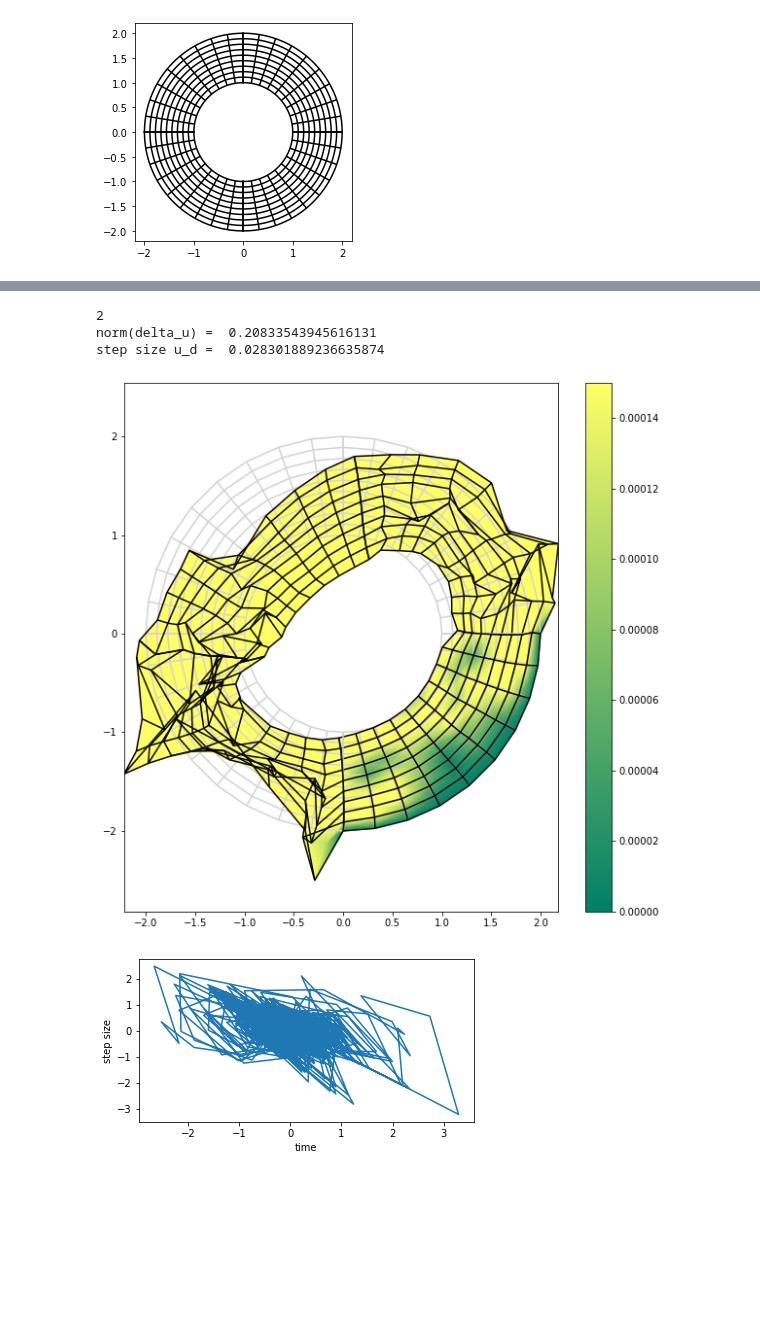
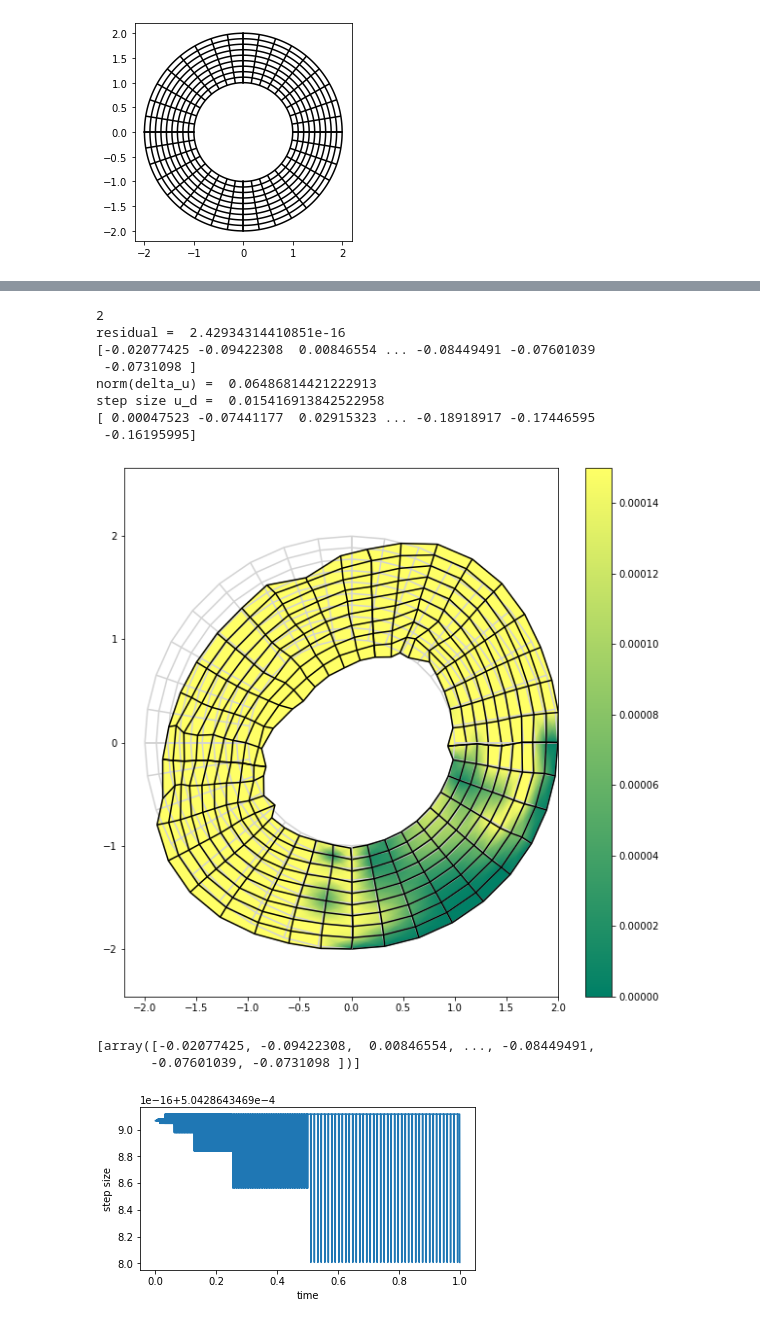
Before and after one commit to mh-0456/pyiga, a Jupyter notebook: notebooks/multipatch-annulus-primal_vector-valued.ipynb, the cells around one changed output, grey strips where cells are left out. Cells and saved outputs as stored; diff of their text form; code cells hidden in the pictures; blank space fills up the shorter version.

```diff
--- a/notebooks/multipatch-annulus-primal_vector-valued.ipynb
+++ b/notebooks/multipatch-annulus-primal_vector-valued.ipynb
@@ -19,6 +21,6 @@ Populating the interactive namespace from numpy and matplotlib
 # %%
 p = 3   # spline degree
-n_el = (50,10)   # number of elements in y/x direction, isotropic material
+n_el = (15,3)   # number of elements in y/x direction, isotropic material
 # displacement space: degree p,   continuity p-1
 kvs_u = tuple(bspline.make_knots(p, 0.0, 1.0, n, mult=2) for n in n_el) # or : mult=2
 m_u = tuple(kv.numdofs for kv in kvs_u)
@@ -258,6 +270,6 @@ get_defplot(u, p, patches_u, kvs_u)
 # %%
 # solve linearized variational problem
-epsilon= 1e-4
+epsilon= 1e-2
 count= 1
 stepsize_du1 = 1
 
@@ -267,19 +279,21 @@ timesteps = []
 while True:
     count+=1
     print(count)
-
     # Assemble matrices and rhs in every iteration step
     A, b= ass_nonlinsystem(u)
 
     LS = assemble.RestrictedLinearSystem(A, b, bc) # solve linearized system
     u_d = solvers.make_solver(LS.A).dot(LS.b)
+    r= np.linalg.norm(LS.A.dot(u_d) - LS.b)
+    print('residual = ', r)
     u_d = LS.complete(u_d)
-    time_steps = [LS.restrict(u_d)]
+    print(u_d)
+    #time_steps = LS.restrict(u_d)
 
     #update
     u += u_d
 
-    timesteps.append(time_steps)
+    timesteps.append(u_d)
 
     normed_du = np.linalg.norm(u_d)/np.sqrt(len(u_d))
     stepsize_du = abs(normed_du0-normed_du)
@@ -299,24 +313,37 @@ while True:
     stepsize_du1 = stepsize_du
 
 # print deformation plot
-get_defplot(u, p, patches_u, kvs_u)
-#print(u)
+get_defplot(u, patches_u, kvs_u)
+print(u)
 # %% [output]
 2
-norm(delta_u) =  0.20833543945616131
-step size u_d =  0.028301889236635874
+residual =  2.42934314410851e-16
+[-0.02077425 -0.09422308  0.00846554 ... -0.08449491 -0.07601039
+ -0.0731098 ]
+norm(delta_u) =  0.06486814421222913
+step size u_d =  0.015416913842522958
+[ 0.00047523 -0.07441177  0.02915323 ... -0.18918917 -0.17446595
+ -0.16195995]
-[figure, old version]
+[figure, new version]
 # %%
 solutions.extend(timesteps)
+# %%
+print(timesteps)
+# %% [output]
+[array([-0.02077425, -0.09422308,  0.00846554, ..., -0.08449491,
+       -0.07601039, -0.0731098 ])]
+# %%
+ll = linspace(0, 1, dd)
+##print(ll)
 # %%
 # plot history of step sizes
 figsize(6,3)
-times = array(time_steps[0])
+times = array(ll)
 stepsizes = times[1:] - times[:-1]
 plot(times[:-1], stepsizes);
 xlabel('time'); ylabel('step size');
 # %% [output]
-[figure, old version]
+[figure, new version]
 # %%
 # plot history of step sizes
 figsize(6,3)
```
Also changed, not shown: parts of 9 cells of this notebook.
